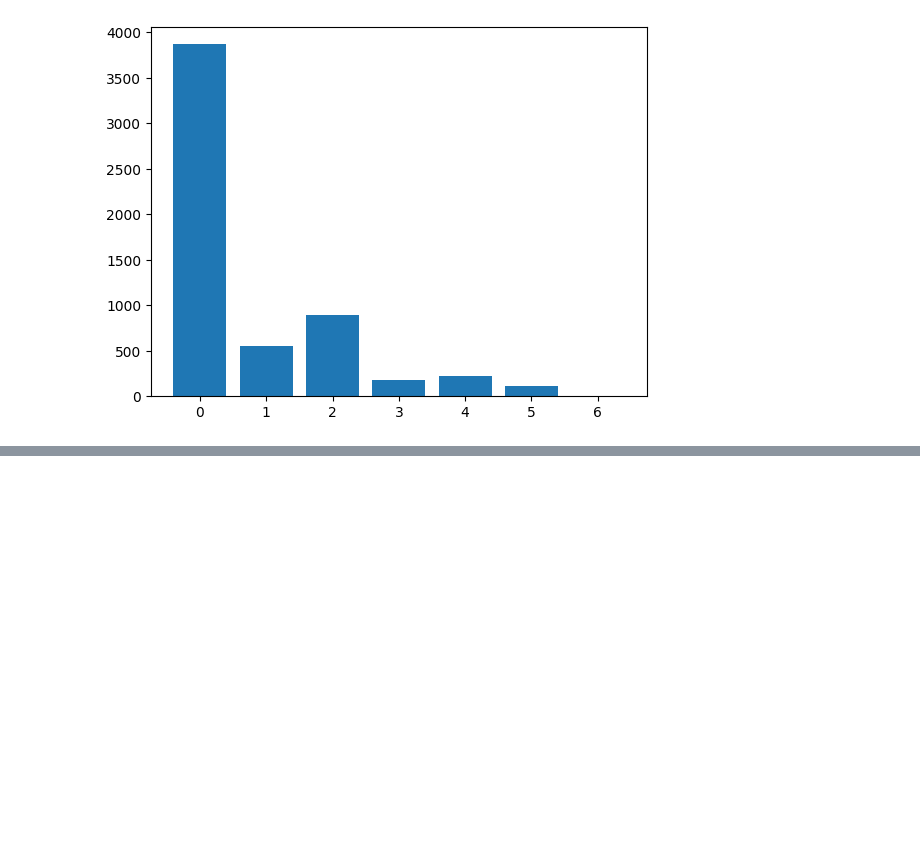
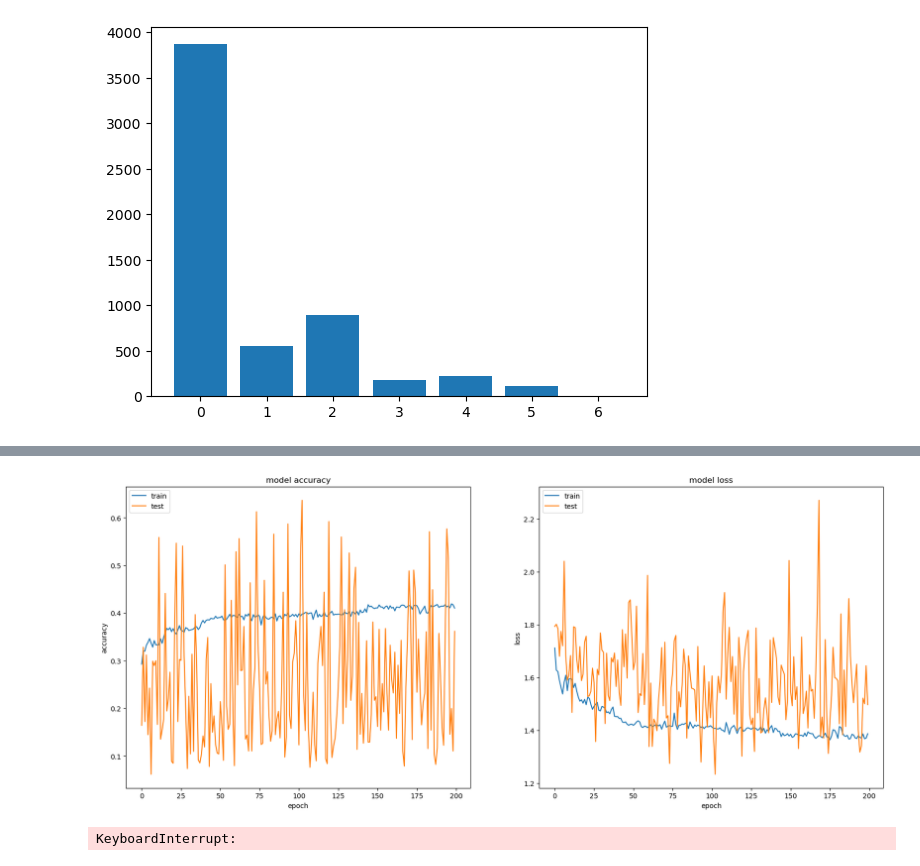
Before and after one commit to alexbejann/frisian-runes-recognition, a Jupyter notebook: MLBD-Assignment2/Part_1_fully_connected_layers.ipynb, the cells around one changed output, grey strips where cells are left out. Saved outputs shown, nothing was run; the diff lists cells and outputs as text; code cells hidden in the pictures; blank space fills up the shorter version.

```diff
--- a/MLBD-Assignment2/Part_1_fully_connected_layers.ipynb
+++ b/MLBD-Assignment2/Part_1_fully_connected_layers.ipynb
@@ -197,0 +187,9 @@ np.unique(y_bal, return_counts=True)
+# %%
+from imblearn.combine import SMOTETomek
+from imblearn.under_sampling import TomekLinks
+from imblearn.over_sampling import SMOTE
+
+resample = SMOTETomek(random_state=1337, tomek=TomekLinks(sampling_strategy='majority'), smote=SMOTE(k_neighbors=3))
+X_bal, y_bal = resample.fit_resample(X_train, y_train)
+
+np.unique(y_bal, return_counts=True)
@@ -219,6 +232,8 @@ def evaluat_my_model(model, input_data, output_data):
 models = []
 
 def create_model(input_data, output_data, layers=[], optimizer="adam", endActi="softmax"):
+
+    learningRate = 0.05
 
     inputNeurons = input_data.shape[1]
     outputNeurons = np.unique(output_data).size
@@ -242,17 +257,23 @@ def create_model(input_data, output_data, layers=[], optimizer="adam", endActi="
     model.add(Dense(outputNeurons, activation=endActi))
 
     if optimizer == "adam":
-        opti = Adam(learning_rate = 0.01)
+        opti = Adam(learning_rate=learningRate)
     elif optimizer == "sgd":
-        opti = SGD(learning_rate=0.01)
+        opti = SGD(learning_rate=learningRate)
+    elif optimizer == "adagrad":
+        opti = Adagrad(learning_rate=learningRate)
+    else:
+        opti = optimizer
 
-    model.compile(loss="categorical_crossentropy", optimizer=opti, metrics=["accuracy"])
+    model.compile(loss="categorical_crossentropy", optimizer=opti, metrics=["accuracy"], sample_weight_mode="temporary",)
 
     return model
 
 def create_fit_model(input_data, output_data, layers=[], optimizer="adam", endActi="softmax", batchSize=50, epochs=100, verbose=0, withHistory=0):
 
         model = create_model(input_data, output_data, layers, optimizer=optimizer, endActi=endActi)
+
+        #class_weights = class_weight.compute_class_weight( class_weight = "balanced", classes = np.unique(y_bal), y = y_bal)
 
         inputNeurons = input_data.shape[1]
         outputNeurons = np.unique(output_data).size
@@ -298,3 +319,9 @@ def plot_acc_loss(history):
     plt.legend(['train', 'test'], loc='upper left')
 
     plt.show()
+# %%
+layers = [(20,"relu"),
+            (10,"relu")]
+model, history = create_fit_model(input_data=X_bal, output_data=y_bal, layers=layers, optimizer="adam", endActi="softmax", batchSize=16, epochs=200, verbose=0, withHistory=1)
+plot_acc_loss(history)
+# %% [output]
@@ -300,0 +329,8 @@ def plot_acc_loss(history):
+[figure, added]
+# %%
+layers = [(20,"relu"),
+            (10,"relu",0.4)]
+model, history = create_fit_model(input_data=X_bal, output_data=y_bal, layers=layers, optimizer="adagrad", endActi="softmax", batchSize=16, epochs=200, verbose=0, withHistory=1)
+plot_acc_loss(history)
+# %% [output]
+KeyboardInterrupt:
```
Also changed, not shown: parts of 31 cells of this notebook, 4 other files.
